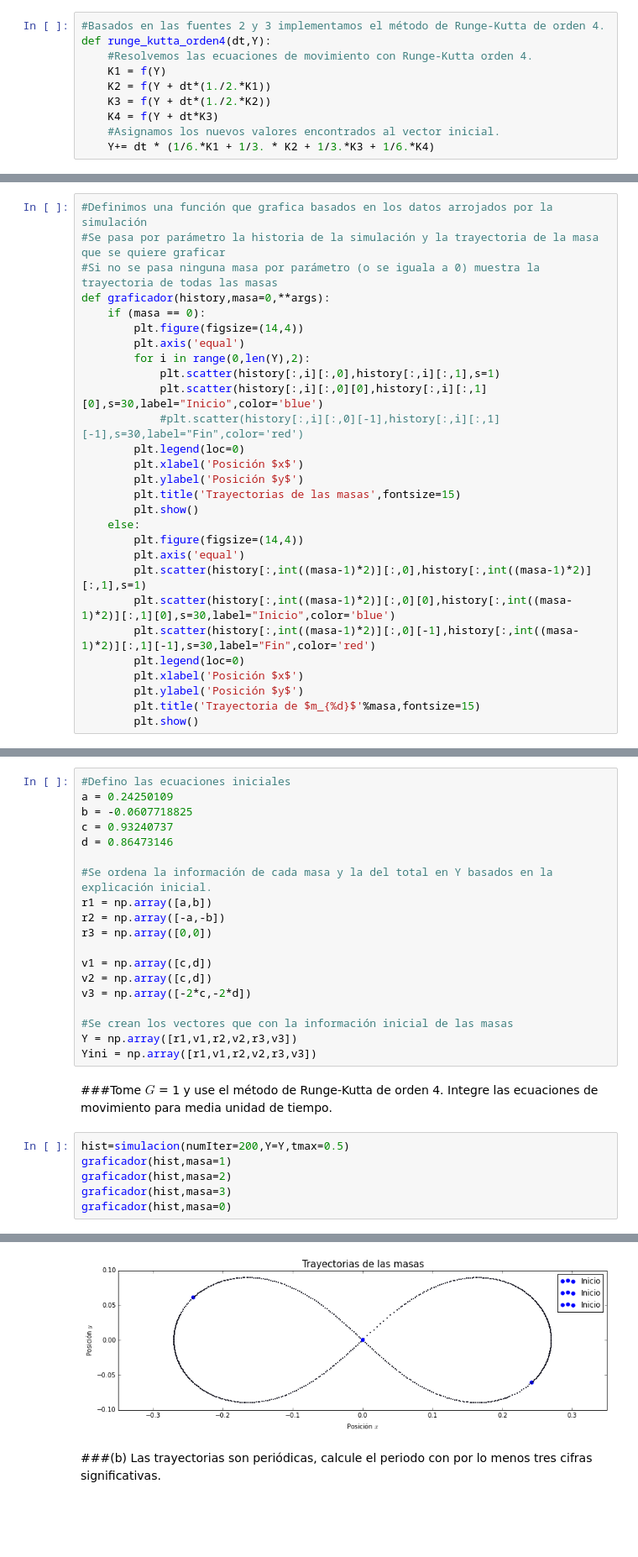
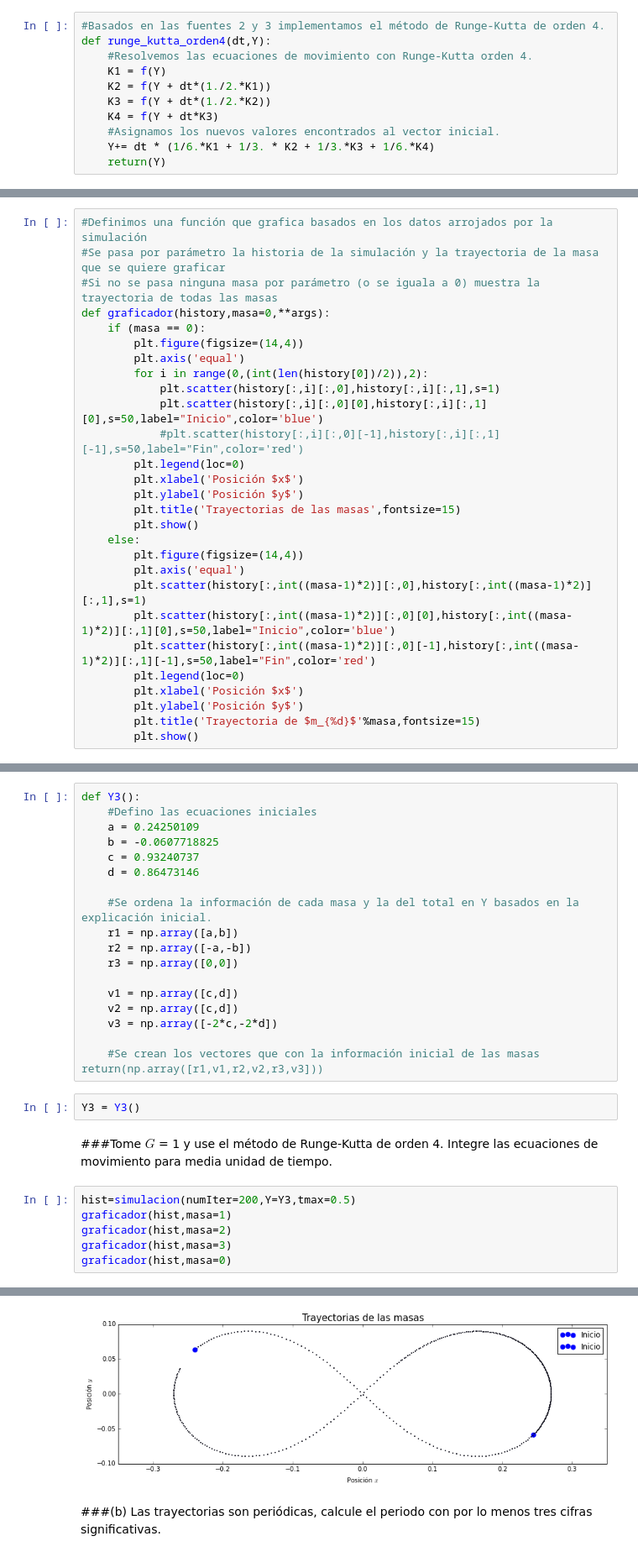
Before and after one commit to ArturoVelasquez/MC-1, a Jupyter notebook: Tareas/HW5/HW5.ipynb, the cells around one changed output, grey strips where cells are left out. Shown: that part at 84% size. Saved outputs shown, nothing was run; the diff lists cells and outputs as text; blank space fills up the shorter version.

```diff
--- a/Tareas/HW5/HW5.ipynb
+++ b/Tareas/HW5/HW5.ipynb
@@ -45,6 +46,7 @@ def runge_kutta_orden4(dt,Y):
     K4 = f(Y + dt*K3)
     #Asignamos los nuevos valores encontrados al vector inicial.
     Y+= dt * (1/6.*K1 + 1/3. * K2 + 1/3.*K3 + 1/6.*K4)
+    return(Y)
 # %%
 #Definimos una función que llama varias veces el método de Runge-Kutta para efectuar la simulación.
 def simulacion(numIter=100,tmax=1,Y=-1,**kwargs):
@@ -66,10 +66,10 @@ def graficador(history,masa=0,**args):
     if (masa == 0):
         plt.figure(figsize=(14,4))
         plt.axis('equal')
-        for i in range(0,len(Y),2):
+        for i in range(0,(int(len(history[0])/2)),2):
             plt.scatter(history[:,i][:,0],history[:,i][:,1],s=1)
-            plt.scatter(history[:,i][:,0][0],history[:,i][:,1][0],s=30,label="Inicio",color='blue')
-            #plt.scatter(history[:,i][:,0][-1],history[:,i][:,1][-1],s=30,label="Fin",color='red')
+            plt.scatter(history[:,i][:,0][0],history[:,i][:,1][0],s=50,label="Inicio",color='blue')
+            #plt.scatter(history[:,i][:,0][-1],history[:,i][:,1][-1],s=50,label="Fin",color='red')
         plt.legend(loc=0)
         plt.xlabel('Posición $x$')
         plt.ylabel('Posición $y$')
@@ -79,8 +79,8 @@ def graficador(history,masa=0,**args):
         plt.figure(figsize=(14,4))
         plt.axis('equal')
         plt.scatter(history[:,int((masa-1)*2)][:,0],history[:,int((masa-1)*2)][:,1],s=1)
-        plt.scatter(history[:,int((masa-1)*2)][:,0][0],history[:,int((masa-1)*2)][:,1][0],s=30,label="Inicio",color='blue')
-        plt.scatter(history[:,int((masa-1)*2)][:,0][-1],history[:,int((masa-1)*2)][:,1][-1],s=30,label="Fin",color='red')
+        plt.scatter(history[:,int((masa-1)*2)][:,0][0],history[:,int((masa-1)*2)][:,1][0],s=50,label="Inicio",color='blue')
+        plt.scatter(history[:,int((masa-1)*2)][:,0][-1],history[:,int((masa-1)*2)][:,1][-1],s=50,label="Fin",color='red')
         plt.legend(loc=0)
         plt.xlabel('Posición $x$')
         plt.ylabel('Posición $y$')
@@ -138,37 +168,38 @@ def animador(history):
 # %% [markdown]
 ###(a) Resuelva las ecuaciones de movimiento para tres cuerpos de igual masa sujetos a su mutua atracción gravitacional con las siguientes condiciones iniciales:
 # %%
-#Defino las ecuaciones iniciales
-a = 0.24250109
-b = -0.0607718825
-c = 0.93240737
-d = 0.86473146
+def Y3():
+    #Defino las ecuaciones iniciales
+    a = 0.24250109
+    b = -0.0607718825
+    c = 0.93240737
+    d = 0.86473146
 
-#Se ordena la información de cada masa y la del total en Y basados en la explicación inicial.
-r1 = np.array([a,b])
-r2 = np.array([-a,-b])
-r3 = np.array([0,0])
+    #Se ordena la información de cada masa y la del total en Y basados en la explicación inicial.
+    r1 = np.array([a,b])
+    r2 = np.array([-a,-b])
+    r3 = np.array([0,0])
 
-v1 = np.array([c,d])
-v2 = np.array([c,d])
-v3 = np.array([-2*c,-2*d])
+    v1 = np.array([c,d])
+    v2 = np.array([c,d])
+    v3 = np.array([-2*c,-2*d])
 
-#Se crean los vectores que con la información inicial de las masas
-Y = np.array([r1,v1,r2,v2,r3,v3])
-Yini = np.array([r1,v1,r2,v2,r3,v3])
+    #Se crean los vectores que con la información inicial de las masas    return(np.array([r1,v1,r2,v2,r3,v3]))
+# %%
+Y3 = Y3()
 # %% [markdown]
 ###Tome $G$ = 1 y use el método de Runge-Kutta de orden 4. Integre las ecuaciones de movimiento para media unidad de tiempo.
 # %%
-hist=simulacion(numIter=200,Y=Y,tmax=0.5)
+hist=simulacion(numIter=200,Y=Y3,tmax=0.5)
 graficador(hist,masa=1)
 graficador(hist,masa=2)
 graficador(hist,masa=3)
 graficador(hist,masa=0)
 # %% [output]
 [figure]
 [figure]
 [figure]
-[figure, old version]
+[figure, new version]
 # %% [markdown]
 ###(b) Las trayectorias son periódicas, calcule el periodo con por lo menos tres cifras significativas.
 # %%
```
Also changed, not shown: parts of 23 cells of this notebook, 3 other files.
